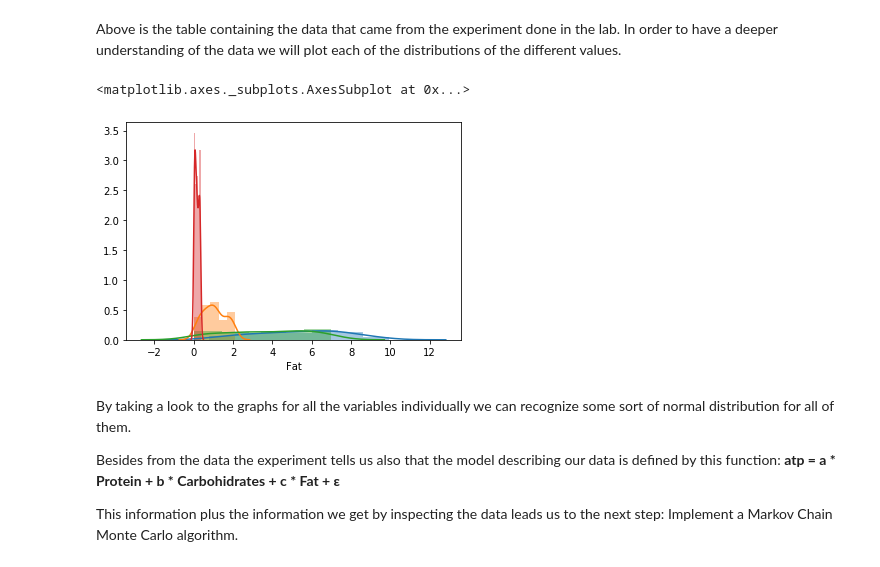
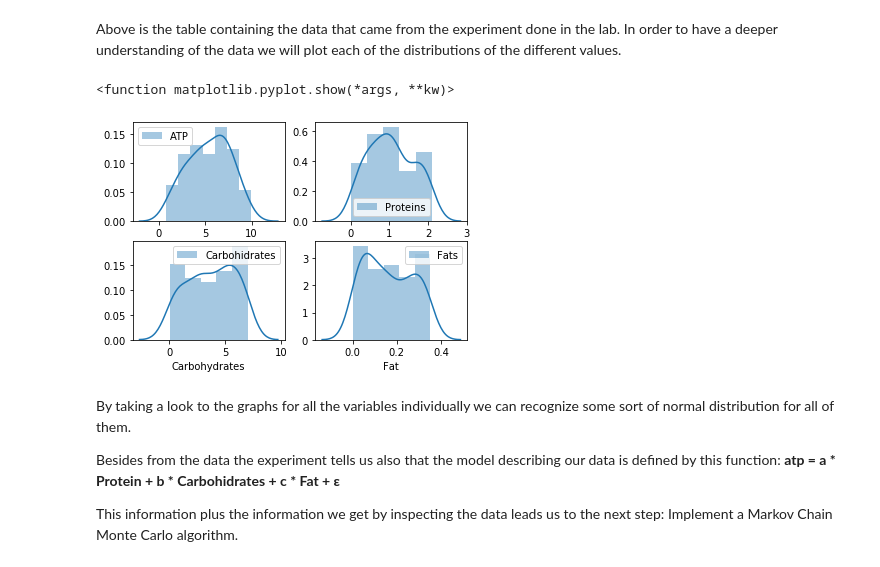
Before and after one commit to angelorosace/advanced-statistics, a Jupyter notebook: A02 - Angelo Rosace.ipynb, the cells around one changed output. Drawn from its saved outputs; the diff is of its cells as text; code cells hidden in the pictures.

```diff
--- a/A02 - Angelo Rosace.ipynb
+++ b/A02 - Angelo Rosace.ipynb
@@ -38,16 +35,25 @@ In order to have a deeper understanding of the data we will plot each of the dis
 # %%
 atp = diet_and_atp["ATP"]
 prot = diet_and_atp["Protein"]
 carb = diet_and_atp["Carbohydrates"]
 fat = diet_and_atp["Fat"]
 
-sn.distplot(atp)
-sn.distplot(prot)
-sn.distplot(carb)
-sn.distplot(fat)
+plt.subplot(2,2,1)
+sn.distplot(atp, label="ATP")
+plt.legend()
+plt.subplot(2,2,2)
+sn.distplot(prot, label="Proteins")
+plt.legend()
+plt.subplot(2,2,3)
+sn.distplot(carb, label="Carbohidrates")
+plt.legend()
+plt.subplot(2,2,4)
+sn.distplot(fat, label="Fats")
+plt.legend()
+plt.show
 # %% [output]
-<matplotlib.axes._subplots.AxesSubplot at 0x...>
+<function matplotlib.pyplot.show(*args, **kw)>
-[figure, old version]
+[figure, new version]
 # %% [markdown]
 By taking a look to the graphs for all the variables individually we can recognize some sort of normal distribution for all of them.
 
```
Also changed, not shown: parts of 2 cells of this notebook.
